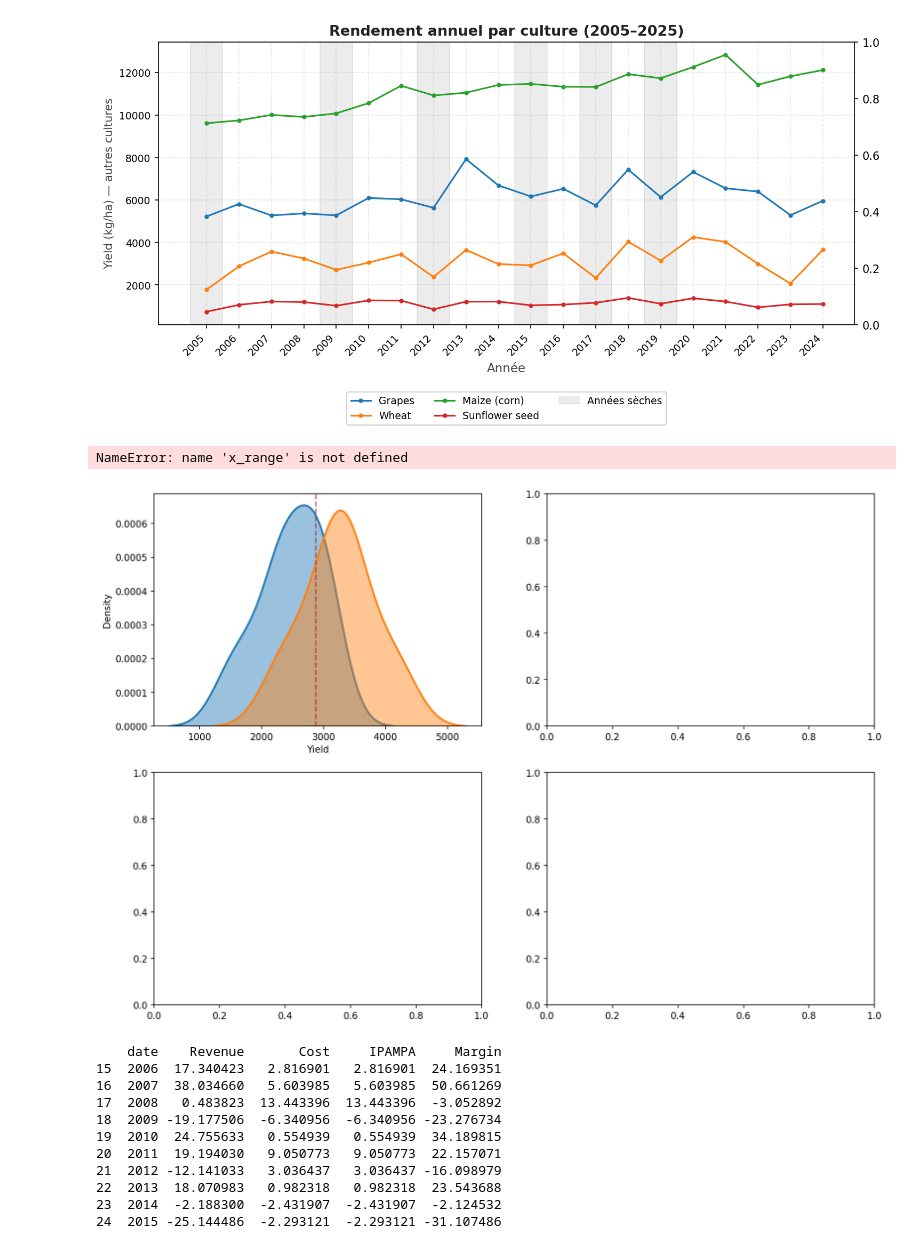
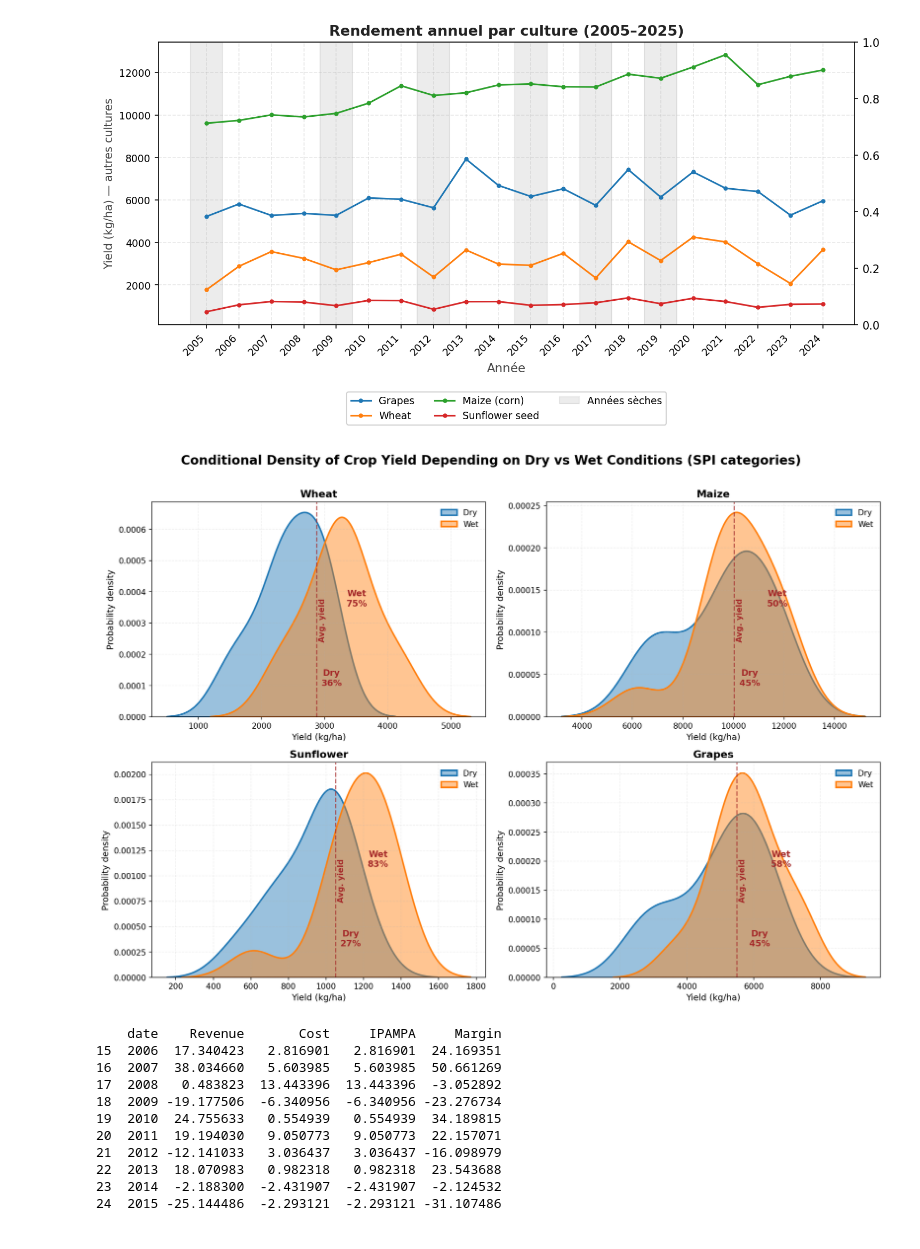
Before and after one commit to lochardi/GreenFinance, a Jupyter notebook: main.ipynb, the cells around one changed output. Drawn from its saved outputs; the diff is of its cells as text; code cells hidden in the pictures.

```diff
--- a/main.ipynb
+++ b/main.ipynb
@@ -448,6 +448,7 @@ for ax, (crop_name, df) in zip(axes, crops.items()):
     df_wet = df[df['SPI'] >= 0.5].copy()
 
     avg_yield = df['Yield'].mean()
+    x_range = df['Yield'].max() - df['Yield'].min()
 
     # KDE dry / wet
     sns.kdeplot(
@@ -509,35 +510,34 @@ for ax, (crop_name, df) in zip(axes, crops.items()):
             f"Dry\n{dry_pct:.0f}%",
             ha='center',
             va='center',
             fontsize=11,
             fontweight='bold',
             color='brown'
         )
 
     if len(df_wet) > 0:
         ax.text(
             df_wet['Yield'].median() + offsets[crop_name][1],
             ax.get_ylim()[1] * 0.55,
             f"Wet\n{wet_pct:.0f}%",
             ha='center',
             va='center',
             fontsize=11,
             fontweight='bold',
             color='brown'
         )
 
     ax.set_title(f'{crop_name}', fontsize=13, fontweight='bold')
     ax.set_xlabel('Yield (kg/ha)', fontsize=11)
     ax.set_ylabel('Probability density', fontsize=11)
     ax.grid(alpha=0.2, linestyle='--')
     ax.legend(frameon=False)
 
 plt.suptitle('Conditional Density of Crop Yield Depending on Dry vs Wet Conditions (SPI categories)', fontsize=16, fontweight='bold')
 plt.tight_layout(rect=[0, 0, 1, 0.97])
 plt.show()
 # %% [output]
-NameError: name 'x_range' is not defined
-[figure, old version]
+[figure, new version]
 # %%
 flows_returns = flows.copy()
 flows_returns['Revenue'] = flows_returns['Revenue'].pct_change().dropna()*100
```
Also changed, not shown: parts of 6 cells of this notebook.
